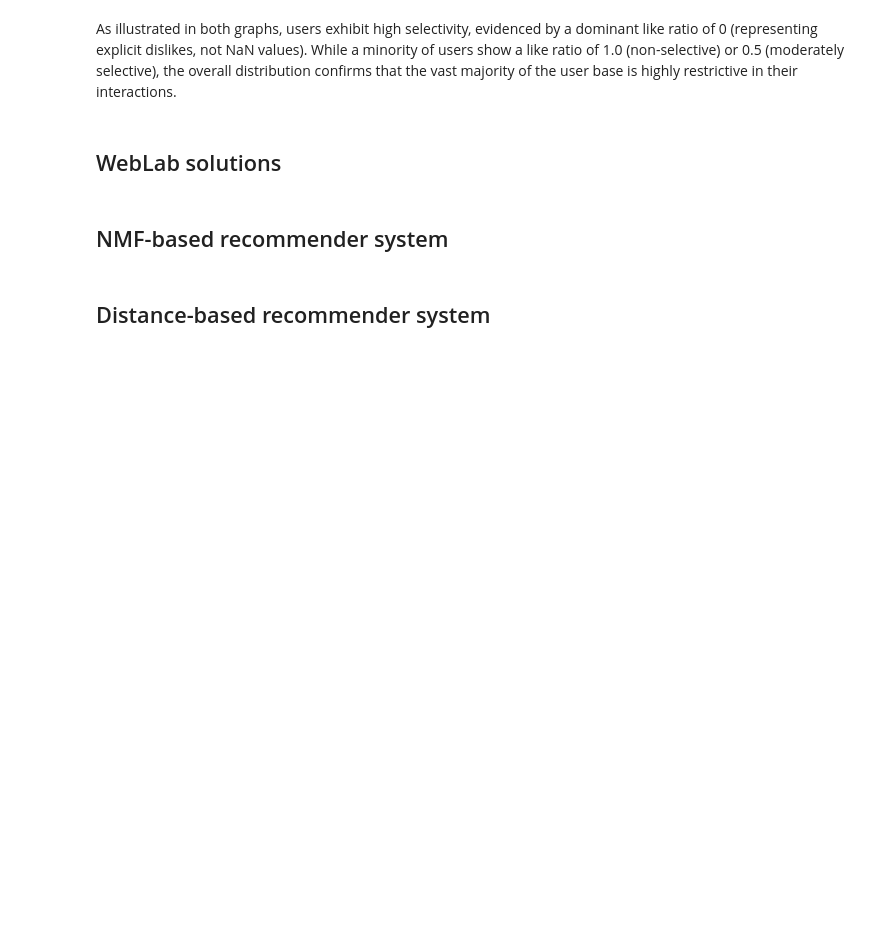
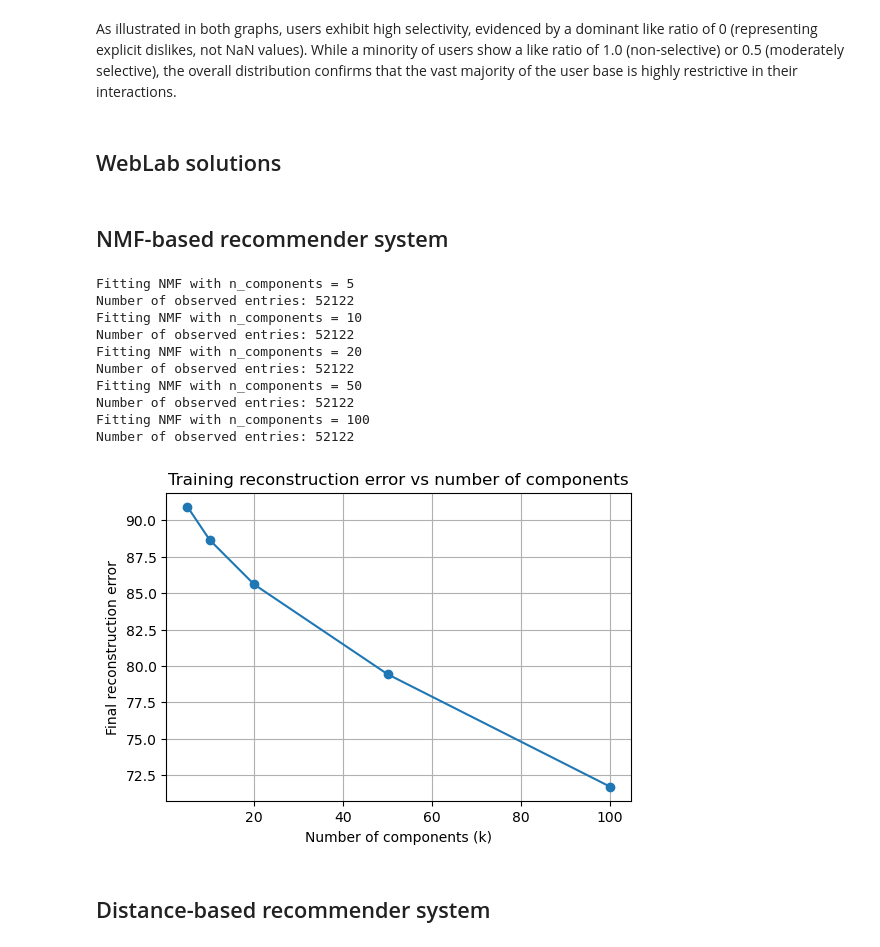
Before and after one commit to ArdaKatrancioglu/dm-lab-2, a Jupyter notebook: dm_2026_lab_assignment_2_pipeline.ipynb, the cells around one changed output. Drawn from its saved outputs; the diff is of its cells as text; code cells hidden in the pictures; blank space fills up the shorter version.

```diff
--- a/dm_2026_lab_assignment_2_pipeline.ipynb
+++ b/dm_2026_lab_assignment_2_pipeline.ipynb
@@ -293,3 +286,40 @@ list_components = np.array([5,10,20,50,100])
+# %%
+np.random.seed(5)
+
+list_components = np.array([5, 10, 20, 50, 100])
+reconstruction_errors = []
+
+for k in list_components:
+    print(f"Fitting NMF with n_components = {k}")
+
+    W, H, err = nmf_nan(
+        train_data,
+        n_components=k,
+        max_iter=100, # putting 100 so we don't blow our pcs up
+        tol=1e-3
+    )
+
+    reconstruction_errors.append(err)
+
+plt.figure(figsize=(6,4))
+plt.plot(list_components, reconstruction_errors, marker='o')
+plt.xlabel("Number of components (k)")
+plt.ylabel("Final reconstruction error")
+plt.title("Training reconstruction error vs number of components")
+plt.grid(True)
+plt.show()
+# %% [output]
+Fitting NMF with n_components = 5
+Number of observed entries: 52122
+Fitting NMF with n_components = 10
+Number of observed entries: 52122
+Fitting NMF with n_components = 20
+Number of observed entries: 52122
+Fitting NMF with n_components = 50
+Number of observed entries: 52122
+Fitting NMF with n_components = 100
+Number of observed entries: 52122
+[figure, added]
 # %%
 # Step 3: Get training accuracies
 
```
Also changed, not shown: parts of 2 cells of this notebook.
